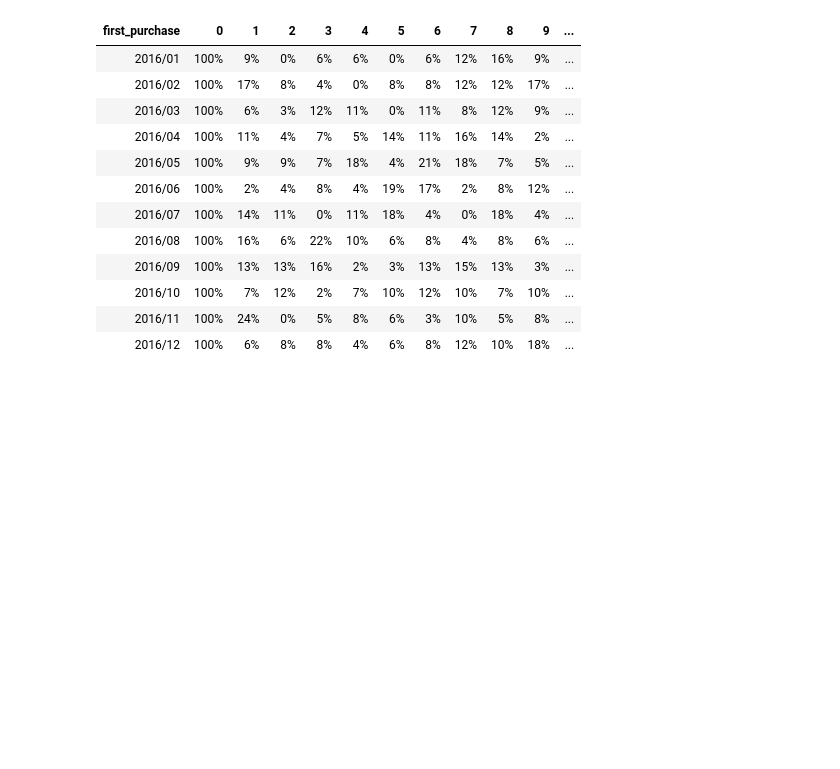
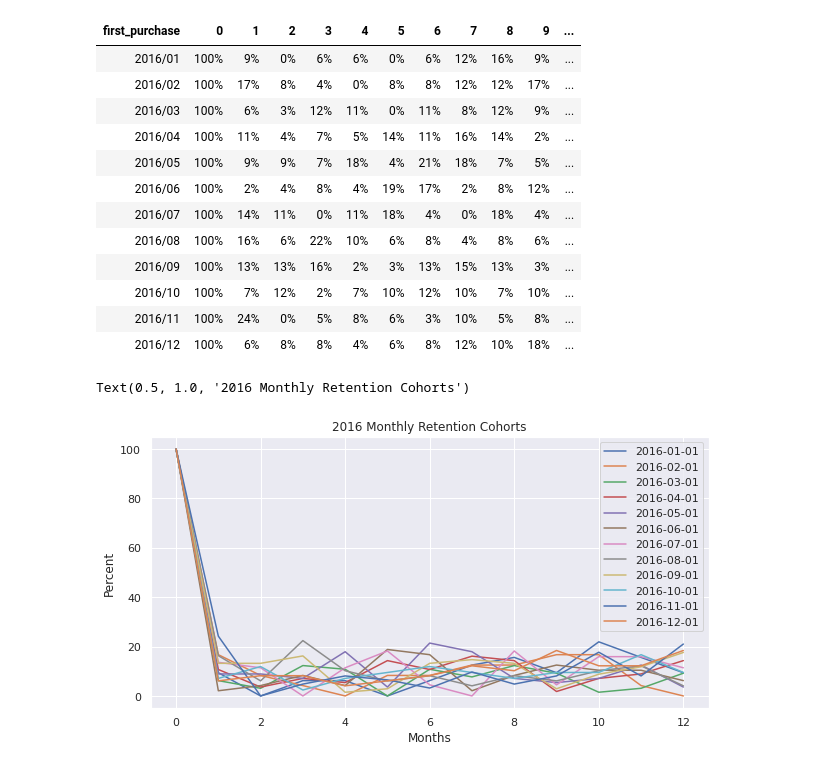
Before and after one commit to mjalalimanesh/applied-data-analytics-with-python, a Jupyter notebook: notebooks/retention_cohort.ipynb, the cells around one changed output. Saved outputs shown, nothing was run; the diff lists cells and outputs as text; code cells hidden in the pictures; blank space fills up the shorter version.

```diff
--- a/notebooks/retention_cohort.ipynb
+++ b/notebooks/retention_cohort.ipynb
@@ -3,6 +3,9 @@
 # %%
 import pandas as pd
 import numpy as np
+from matplotlib import pyplot as plt
+import seaborn as sns
+sns.set_theme()
 # %%
 url = 'https://raw.githubusercontent.com/mjalalimanesh/applied-data-analytics-with-python/main/database/Superstore.csv?token=GHSAT0AAAAAABZ3QDJUJBLE5GERFVE5TCIKY2G4EQQ'
 df = pd.read_csv(url, encoding='unicode_escape')
@@ -105,3 +101,19 @@ Monthly Retention Cohort (Percent)
 | 2016/10 | 100% | 7% | 12% | 2% | 7% | 10% | 12% | 10% | 7% | 10% | ... |
 | 2016/11 | 100% | 24% | 0% | 5% | 8% | 6% | 3% | 10% | 5% | 8% | ... |
 | 2016/12 | 100% | 6% | 8% | 8% | 4% | 6% | 8% | 12% | 10% | 18% | ... |
+# %%
+fig, ax = plt.subplots(figsize=(10,5))
+
+(percent_cohort
+ .rename(mapper=lambda ind: ind.strftime('%Y-%m-%d'), axis='index')
+ .T
+ .plot(ax=ax)
+ .legend(bbox_to_anchor=(1,1))
+)
+
+ax.set_ylabel('Percent')
+ax.set_xlabel('Months')
+ax.set_title('2016 Monthly Retention Cohorts')
+# %% [output]
+Text(0.5, 1.0, '2016 Monthly Retention Cohorts')
+[figure, added]
```
Also changed, not shown: parts of 2 cells of this notebook.
